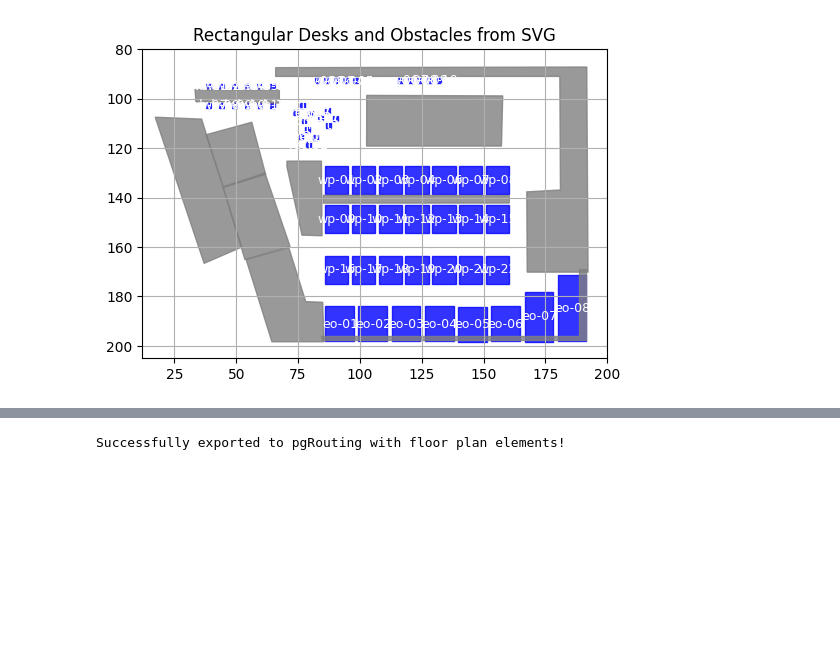
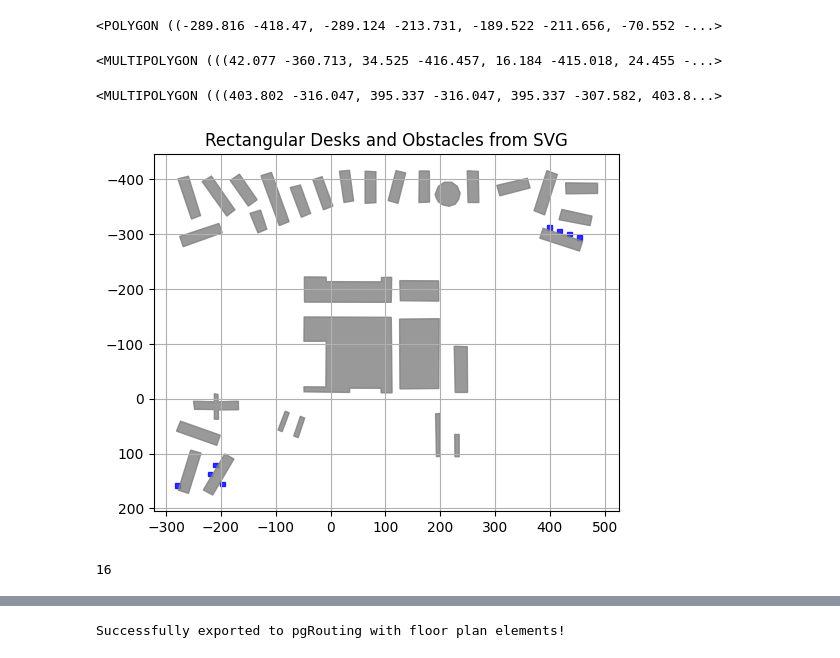
Before and after one commit to ShawInnes/learn-svgrouting, a Jupyter notebook: route-extractor.ipynb, the cells around one changed output, grey strips where cells are left out. Saved outputs shown, nothing was run; the diff lists cells and outputs as text; code cells hidden in the pictures; blank space fills up the shorter version.

```diff
--- a/route-extractor.ipynb
+++ b/route-extractor.ipynb
@@ -1,7 +1,7 @@
 # %%
 # Fix the SVG content by declaring the 'inkscape' namespace properly
 # Read the SVG content from file
-with open('data/floorplan.svg', 'r') as file:
+with open('data/level5.svg', 'r') as file:
     svg_content = file.read()
 # %%
 # Parse SVG and extract elements
@@ -120,7 +111,7 @@ def extract_desks(svg_root):
             cx = float(c.attrib.get("cx"))
             cy = float(c.attrib.get("cy"))
             r = float(c.attrib.get("r"))
-            desk_id = c.attrib.get("id", None)  # Get the id attribute
+            desk_id = c.attrib.get(f"{{{ns['inkscape']}}}label", None)
             points = [
                 (cx - r, cy - r),  # top left
                 (cx + r, cy - r),  # top right
@@ -131,18 +122,19 @@ def extract_desks(svg_root):
             desks.append((Polygon(points), desk_id))  # Return tuple of (polygon, id)
         for r in g.findall(".//svg:rect", ns):
             desk_poly = parse_rect_with_rotation(r)
-            desk_id = r.attrib.get("id", None)  # Get the id attribute
+            desk_id = c.attrib.get(f"{{{ns['inkscape']}}}label", None)
             desks.append((desk_poly, desk_id))  # Return tuple of (polygon, id)
         for path in g.findall(".//svg:path", ns):
             d_attr = path.attrib.get("d", "")
             polygon = parse_path(d_attr)
-            desk_id = path.attrib.get("id", None)  # Get the id attribute
+            desk_id = c.attrib.get(f"{{{ns['inkscape']}}}label", None)
             if polygon:
                 desks.append((polygon, desk_id))  # Return tuple of (polygon, id)
     return desks
 # %%
 from shapely.geometry import Polygon
 import re
+from shapely.ops import unary_union
 
 
 def extract_obstacles_with_full_path_support(svg_root):
@@ -153,7 +145,17 @@ def extract_obstacles_with_full_path_support(svg_root):
             polygon = parse_path(d_attr)
             if polygon:
                 obstacles.append(polygon)
+
+    if obstacles:
+        merged_obstacles = unary_union(obstacles)
+        if merged_obstacles.geom_type == 'Polygon':
+            return [merged_obstacles]
+        elif merged_obstacles.geom_type == 'MultiPolygon':
+            return list(merged_obstacles.geoms)
+
     return obstacles
 # %%
 floor = extract_floor_plan(root)
-# floor
+floor
+# %% [output]
+<POLYGON ((-289.816 -418.47, -289.124 -213.731, -189.522 -211.656, -70.552 -...>
@@ -164,30 +162,35 @@ desks = extract_desks(root)
 # %%
 # Extract obstacle data
 obstacles = extract_obstacles_with_full_path_support(root)
-# obstacles
+unary_union(obstacles)
+# %% [output]
+<MULTIPOLYGON (((42.077 -360.713, 34.525 -416.457, 16.184 -415.018, 24.455 -...>
+# %%
+# Extract desk data
+desks = extract_desks(root)
+desk_polygons = [desk[0] for desk in desks]
+unary_union(desk_polygons)
+# %% [output]
+<MULTIPOLYGON (((403.802 -316.047, 395.337 -316.047, 395.337 -307.582, 403.8...>
 # %%
 %matplotlib inline
 import matplotlib.pyplot as plt
 
 # Plot
 fig, ax = plt.subplots(figsize=(6, 6))
 
 for desk, desk_id in desks:
     x, y = desk.exterior.xy
     ax.fill(x, y, color='blue', alpha=0.8)
-    if desk_id:
-        ax.text(desk.centroid.x, desk.centroid.y, desk_id, fontsize=9, color='white', ha='center', va='center')
 
 for poly in obstacles:
     x, y = poly.exterior.xy
     ax.fill(x, y, color='gray', alpha=0.8)
 
 ax.set_title("Rectangular Desks and Obstacles from SVG")
-ax.set_xlim(12, 200)
-ax.set_ylim(80, 205)
 ax.set_aspect('equal')
 ax.grid(True)
 plt.gca().invert_yaxis()
 plt.show()
 # %% [output]
-[figure, old version]
+[figure, new version]
@@ -363,5 +390,9 @@ def plot_walkability_graph(floor, obstacles, desks, nodes, edges):
     ax.invert_yaxis()
 
     plt.show()
+# %%
+calculate_adaptive_grid_size(floor)
+# %% [output]
+16
 # %%
 # Generate the walkability graph
```
Also changed, not shown: parts of 9 cells of this notebook, 2 other files.
